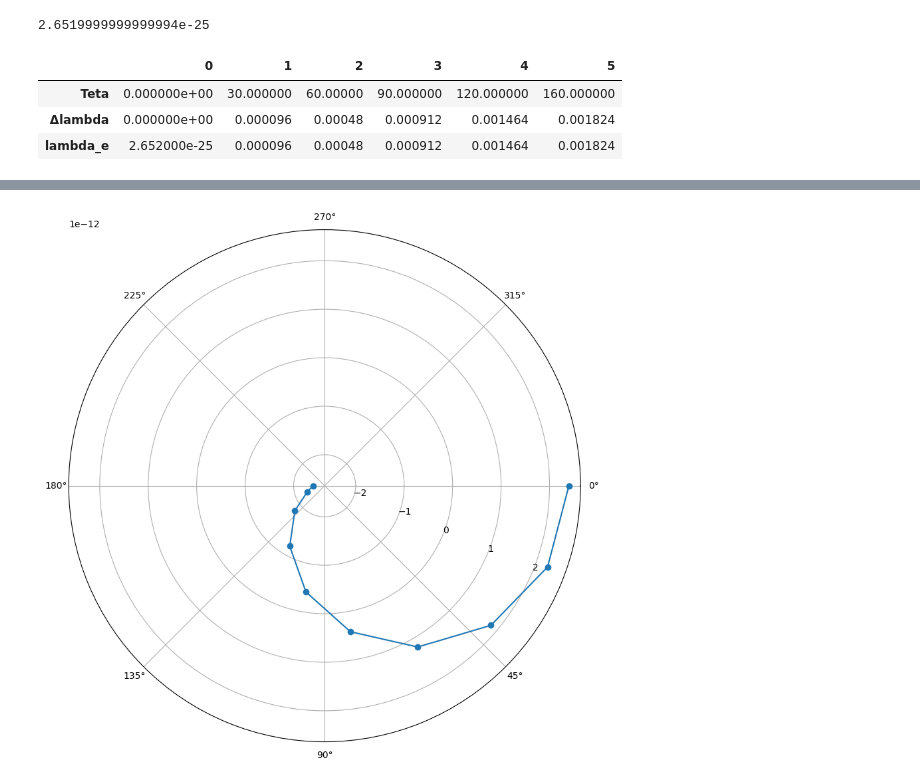
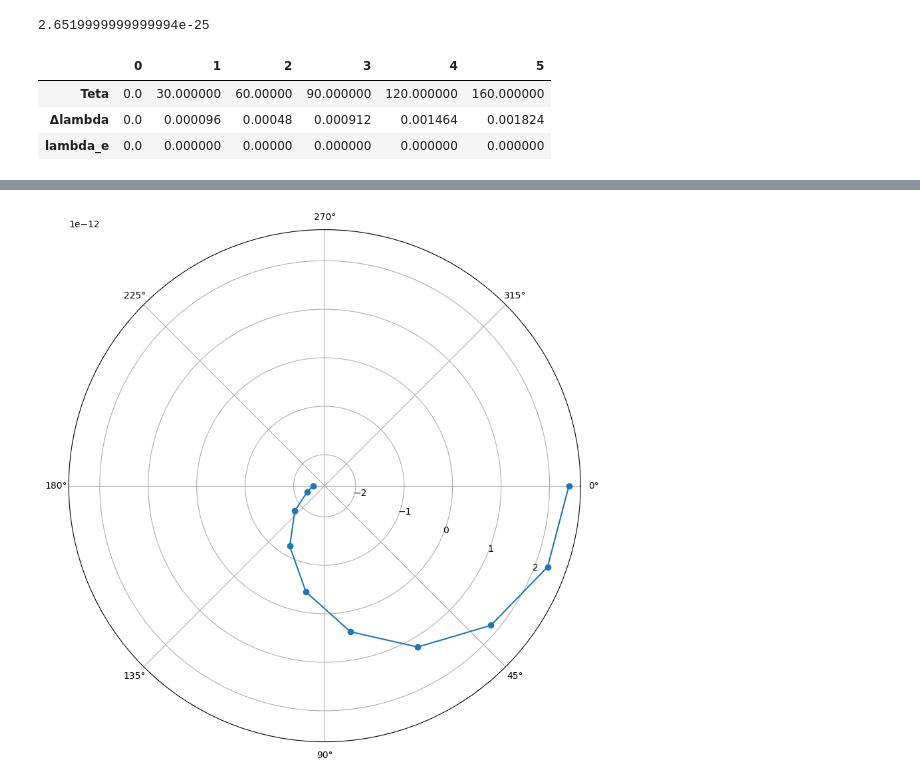
Before and after one commit to replicaCortex/Keres, a Jupyter notebook: Physics/4Lab.ipynb, the cells around one changed output, grey strips where cells are left out. Drawn from its saved outputs; the diff is of its cells as text; code cells hidden in the pictures.

```diff
--- a/Physics/4Lab.ipynb
+++ b/Physics/4Lab.ipynb
@@ -14,30 +14,30 @@ lambda_
 # %% [output]
 2.6519999999999994e-25
 # %%
-femkameter =  24 * 10 ** -15 * 10 ** 9
+femkameter =  2.4 * 10 ** -14
 # _lambda = [86, 84, 83, 82.5, 0, 0]
 # _lambda = map(lambda x: x * femkameter, _lambda)
 # _lambda = list(_lambda)
 
 Teta_1, Teta_2, Teta_3, Teta_4, Teta_5, Teta_6 = 0, 30, 60, 90, 120, 160
 Δlambda_1, Δlambda_2, Δlambda_3, Δlambda_4, Δlambda_5, Δlambda_6  = 0, 9-5, 25-5, 42-4, 65-4, 79-3
 lambda_e_1, lambda_e_2, lambda_e_3, lambda_e_4, lambda_e_5, lambda_e_6 = 0, 0, 0, 0, 0, 0
 
 data = {
     "Teta": [Teta_1, Teta_2, Teta_3, Teta_4, Teta_5, Teta_6],
     "Δlambda": [Δlambda_1, Δlambda_2, Δlambda_3, Δlambda_4, Δlambda_5, Δlambda_6],
     "lambda_e": [lambda_e_1, lambda_e_2, lambda_e_3, lambda_e_4, lambda_e_5, lambda_e_6]
 }
 
 df = pd.DataFrame(data)
 
 df["Δlambda"] = df["Δlambda"].apply(lambda x: x * femkameter)
 # df["lambda_e"] = df["Δlambda"] + _lambda
-df['lambda_e'] = df['Δlambda'].apply(lambda df: lambda_ + df)
-
-df.T
+df_prew = df.copy()
+df_prew['Δlambda'] = df_prew['Δlambda'].apply(lambda x: x * 10 ** 9)
+df_prew.T
 # %% [output]
 |  | 0 | 1 | 2 | 3 | 4 | 5 |
-| Teta | 0.000000e+00 | 30.000000 | 60.00000 | 90.000000 | 120.000000 | 160.000000 |
-| Δlambda | 0.000000e+00 | 0.000096 | 0.00048 | 0.000912 | 0.001464 | 0.001824 |
-| lambda_e | 2.652000e-25 | 0.000096 | 0.00048 | 0.000912 | 0.001464 | 0.001824 |
+| Teta | 0.0 | 30.000000 | 60.00000 | 90.000000 | 120.000000 | 160.000000 |
+| Δlambda | 0.0 | 0.000096 | 0.00048 | 0.000912 | 0.001464 | 0.001824 |
+| lambda_e | 0.0 | 0.000000 | 0.00000 | 0.000000 | 0.000000 | 0.000000 |
```
Also changed, not shown: parts of 4 cells of this notebook, 1 other file.
